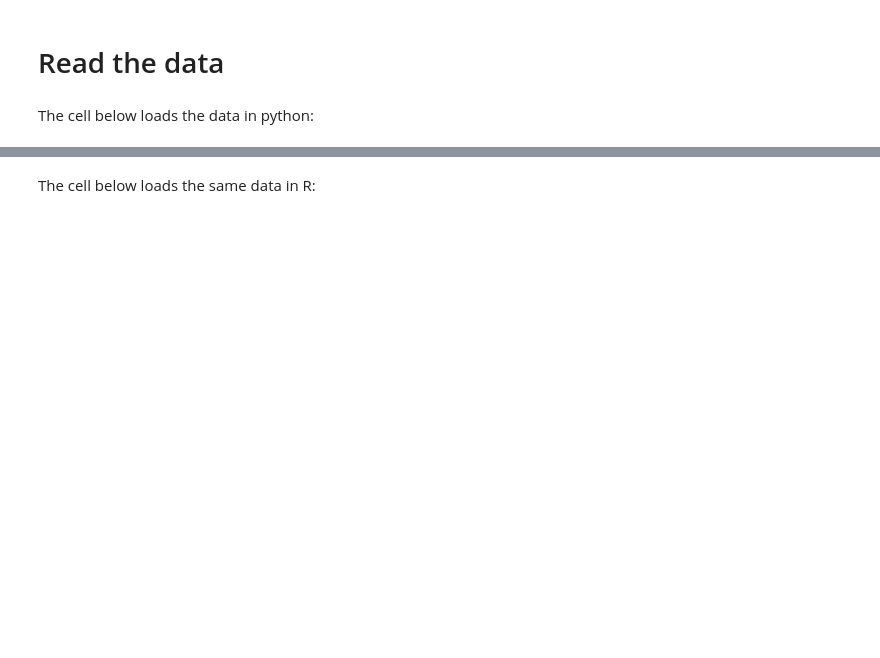
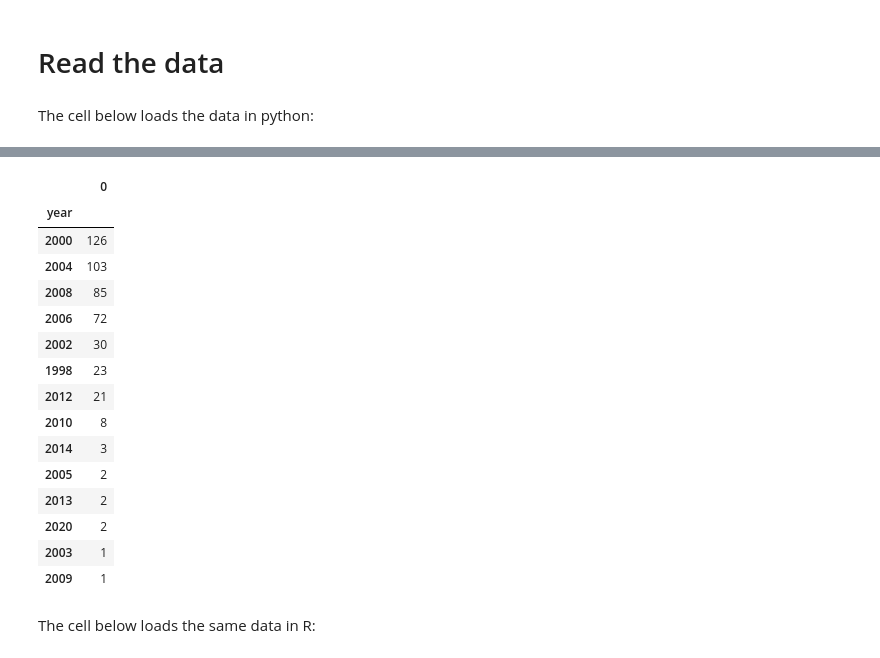
Before and after one commit to juhanarossi/polling-exploration-jake-juhana, a Jupyter notebook: notebook-2.ipynb, the cells around one changed output, grey strips where cells are left out. Drawn from its saved outputs; the diff is of its cells as text; code cells hidden in the pictures; blank space fills up the shorter version.

```diff
--- a/notebook-2.ipynb
+++ b/notebook-2.ipynb
@@ -63,3 +56,25 @@ df.sample(5)
+# %%
+new_df = df[df['pollster'].str.contains('Zogby')].copy()
+count = new_df.value_counts('year').to_frame()
+count
+#fox = df[df.pollster == "Fox News/Beacon Research/Shaw & Co. Research"]
+# %% [output]
+|  | 0 |
+| year |  |
+| 2000 | 126 |
+| 2004 | 103 |
+| 2008 | 85 |
+| 2006 | 72 |
+| 2002 | 30 |
+| 1998 | 23 |
+| 2012 | 21 |
+| 2010 | 8 |
+| 2014 | 3 |
+| 2005 | 2 |
+| 2013 | 2 |
+| 2020 | 2 |
+| 2003 | 1 |
+| 2009 | 1 |
 # %% [markdown]
 The cell below loads the same data in R:
 # %%
```
Also changed, not shown: parts of 6 cells of this notebook, 2 other files.
